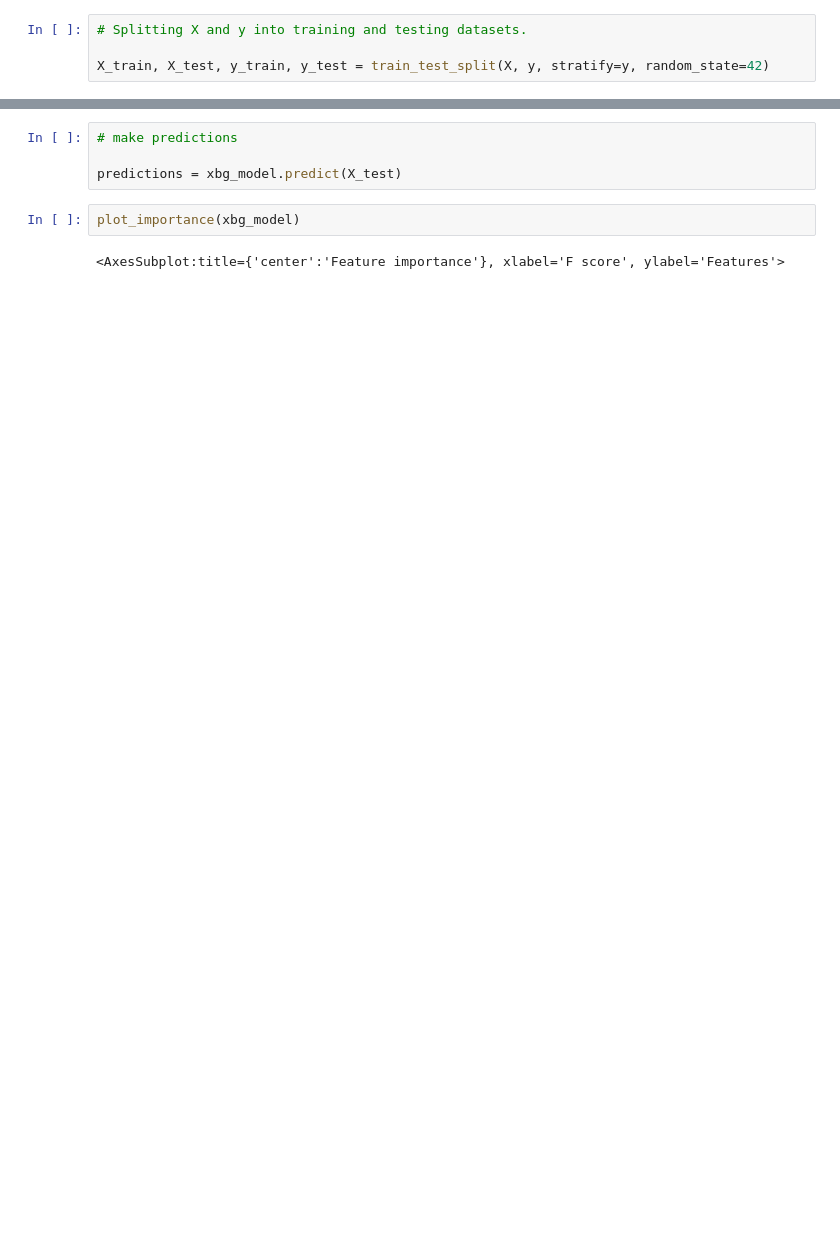
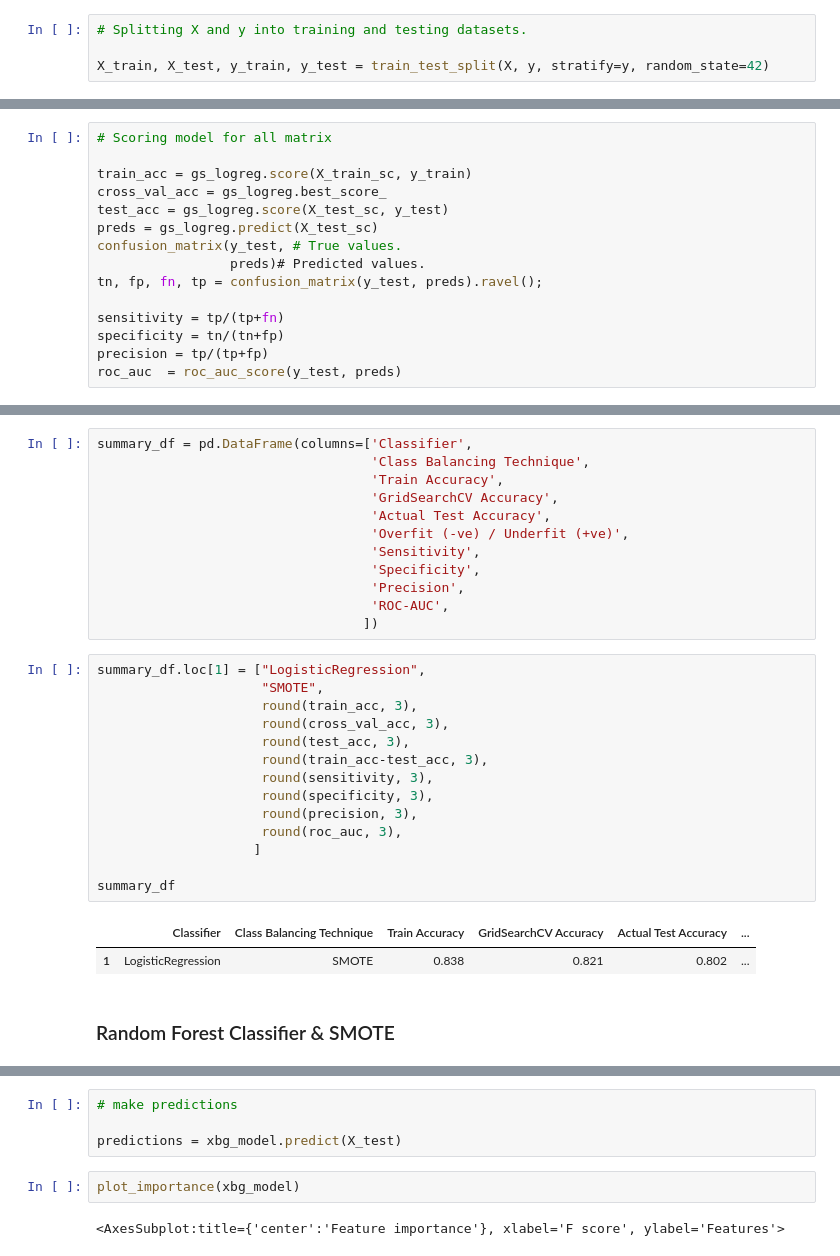
Before and after one commit to msamhz/GA-Project_4, a Jupyter notebook: code/2_Modelling.ipynb, the cells around one changed output, grey strips where cells are left out. Drawn from its saved outputs; the diff is of its cells as text; blank space fills up the shorter version.

```diff
--- a/code/2_Modelling.ipynb
+++ b/code/2_Modelling.ipynb
@@ -133,0 +268,15 @@ Name: wnvpresent, dtype: float64
+# %%
+# Scoring model for all matrix
+
+train_acc = gs_logreg.score(X_train_sc, y_train)
+cross_val_acc = gs_logreg.best_score_
+test_acc = gs_logreg.score(X_test_sc, y_test)
+preds = gs_logreg.predict(X_test_sc)
+confusion_matrix(y_test, # True values.
+                 preds)# Predicted values.
+tn, fp, fn, tp = confusion_matrix(y_test, preds).ravel();
+
+sensitivity = tp/(tp+fn)
+specificity = tn/(tn+fp)
+precision = tp/(tp+fp)
+roc_auc  = roc_auc_score(y_test, preds)
@@ -133,0 +289,31 @@ Name: wnvpresent, dtype: float64
+# %%
+summary_df = pd.DataFrame(columns=['Classifier',
+                                   'Class Balancing Technique',
+                                   'Train Accuracy',
+                                   'GridSearchCV Accuracy',
+                                   'Actual Test Accuracy',
+                                   'Overfit (-ve) / Underfit (+ve)',
+                                   'Sensitivity',
+                                   'Specificity',
+                                   'Precision',
+                                   'ROC-AUC',
+                                  ])
+# %%
+summary_df.loc[1] = ["LogisticRegression",
+                     "SMOTE",
+                     round(train_acc, 3),
+                     round(cross_val_acc, 3),
+                     round(test_acc, 3),
+                     round(train_acc-test_acc, 3),
+                     round(sensitivity, 3),
+                     round(specificity, 3),
+                     round(precision, 3),
+                     round(roc_auc, 3),
+                    ]
+
+summary_df
+# %% [output]
+|  | Classifier | Class Balancing Technique | Train Accuracy | GridSearchCV Accuracy | Actual Test Accuracy | ... |
+| 1 | LogisticRegression | SMOTE | 0.838 | 0.821 | 0.802 | ... |
+# %% [markdown]
+### Random Forest Classifier & SMOTE
```
Also changed, not shown: parts of 64 cells of this notebook.
